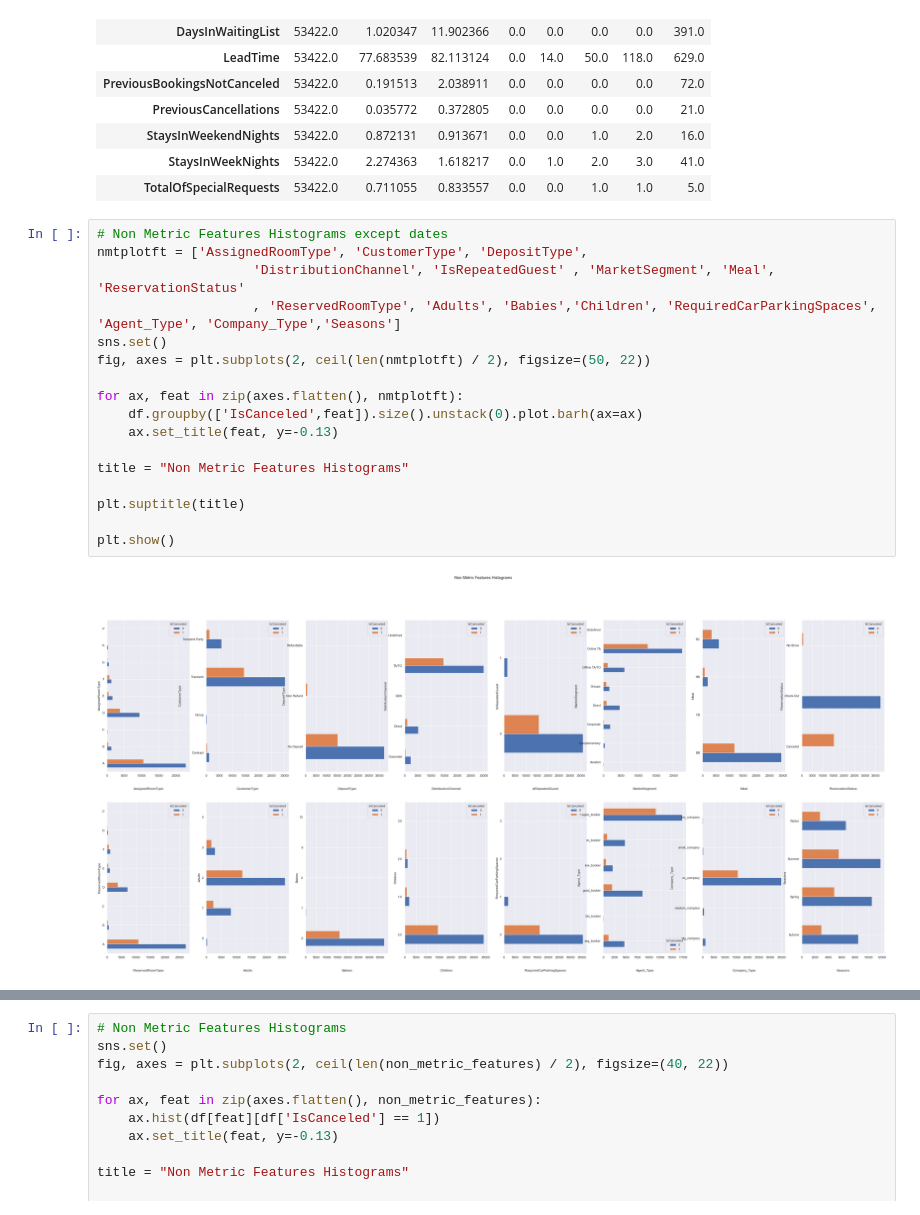
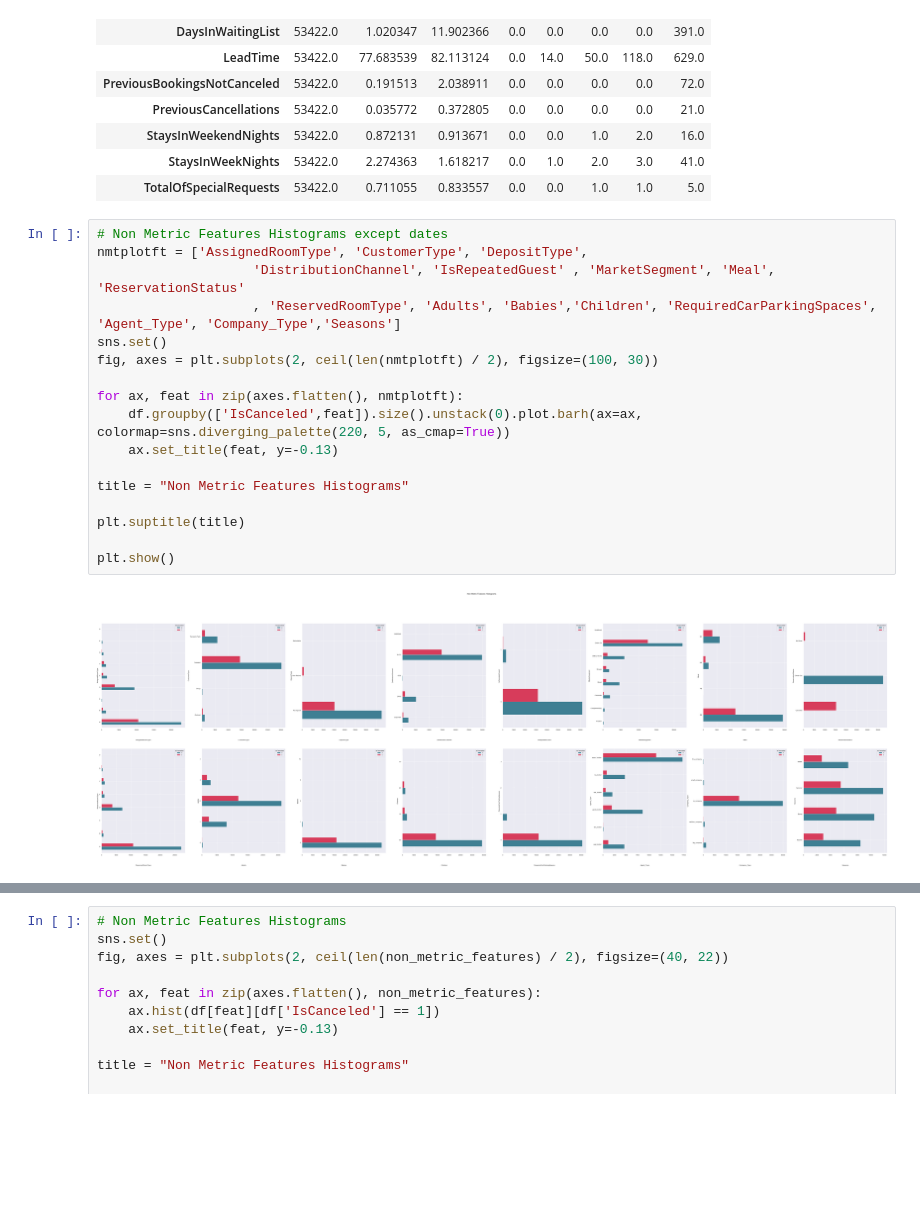
Before and after one commit to diogobulhosa/BC2, a Jupyter notebook: scripts/BC2-Notebook_Visuals.ipynb, the cells around one changed output, grey strips where cells are left out. Drawn from its saved outputs; the diff is of its cells as text; blank space fills up the shorter version.

```diff
--- a/scripts/BC2-Notebook_Visuals.ipynb
+++ b/scripts/BC2-Notebook_Visuals.ipynb
@@ -33,22 +33,22 @@ df[metric_features].describe().T
 # %%
 # Non Metric Features Histograms except dates
 nmtplotft = ['AssignedRoomType', 'CustomerType', 'DepositType',
                     'DistributionChannel', 'IsRepeatedGuest' , 'MarketSegment', 'Meal', 'ReservationStatus'
                     , 'ReservedRoomType', 'Adults', 'Babies','Children', 'RequiredCarParkingSpaces', 'Agent_Type', 'Company_Type','Seasons']
 sns.set()
-fig, axes = plt.subplots(2, ceil(len(nmtplotft) / 2), figsize=(50, 22))
+fig, axes = plt.subplots(2, ceil(len(nmtplotft) / 2), figsize=(100, 30))
 
 for ax, feat in zip(axes.flatten(), nmtplotft):
-    df.groupby(['IsCanceled',feat]).size().unstack(0).plot.barh(ax=ax)
+    df.groupby(['IsCanceled',feat]).size().unstack(0).plot.barh(ax=ax, colormap=sns.diverging_palette(220, 5, as_cmap=True))
     ax.set_title(feat, y=-0.13)
 
 title = "Non Metric Features Histograms"
 
 plt.suptitle(title)
 
 plt.show()
 # %% [output]
-[figure, old version]
+[figure, new version]
 # %%
 fig, ax = plt.subplots(figsize=(50,10))
 df.groupby([df.IsCanceled,
```
Also changed, not shown: parts of 1 cell of this notebook, 4 other files.
